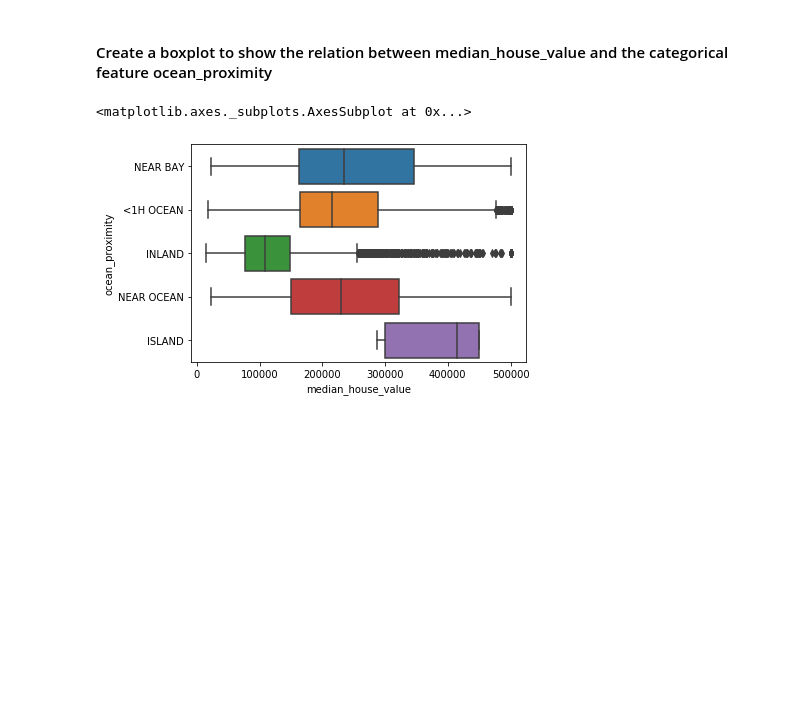
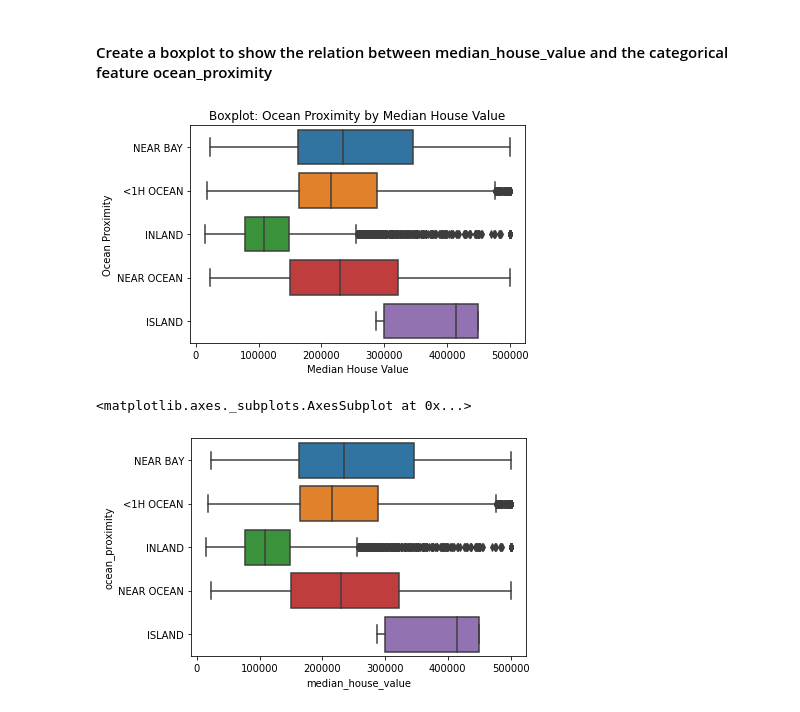
Before and after one commit to MsDiala/SHAI, a Jupyter notebook: Task7/Task_7_exercises.ipynb, the cells around one changed output. Saved outputs shown, nothing was run; the diff lists cells and outputs as text; code cells hidden in the pictures; blank space fills up the shorter version.

```diff
--- a/Task7/Task_7_exercises.ipynb
+++ b/Task7/Task_7_exercises.ipynb
@@ -381,3 +422,21 @@ attributes = ["median_house_value", "median_income", "total_rooms", "housing_med
+# %%
+# CODE HERE
+
+# Create a DataFrame with the selected attributes
+selected_data = df[attributes]
+
+# Create the horizontal boxplot
+sns.boxplot(x="median_house_value", y="ocean_proximity", data=selected_data)
+
+# Set plot labels
+plt.xlabel("Median House Value")
+plt.ylabel("Ocean Proximity")
+plt.title("Boxplot: Ocean Proximity by Median House Value")
+
+# Display the plot
+plt.show()
+# %% [output]
+[figure, added]
 # %%
 # %% [output]
 <matplotlib.axes._subplots.AxesSubplot at 0x...>
```
Also changed, not shown: parts of 7 cells of this notebook.
